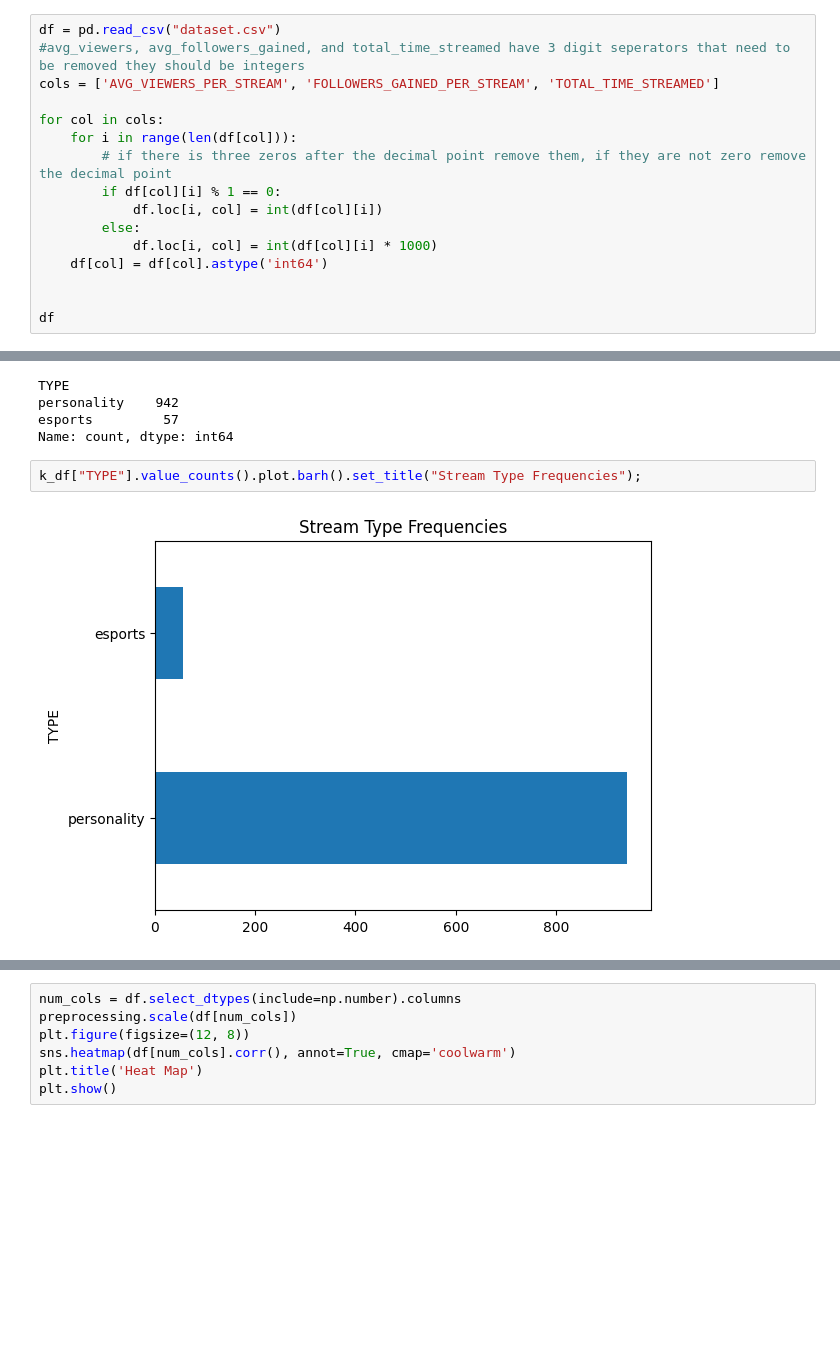
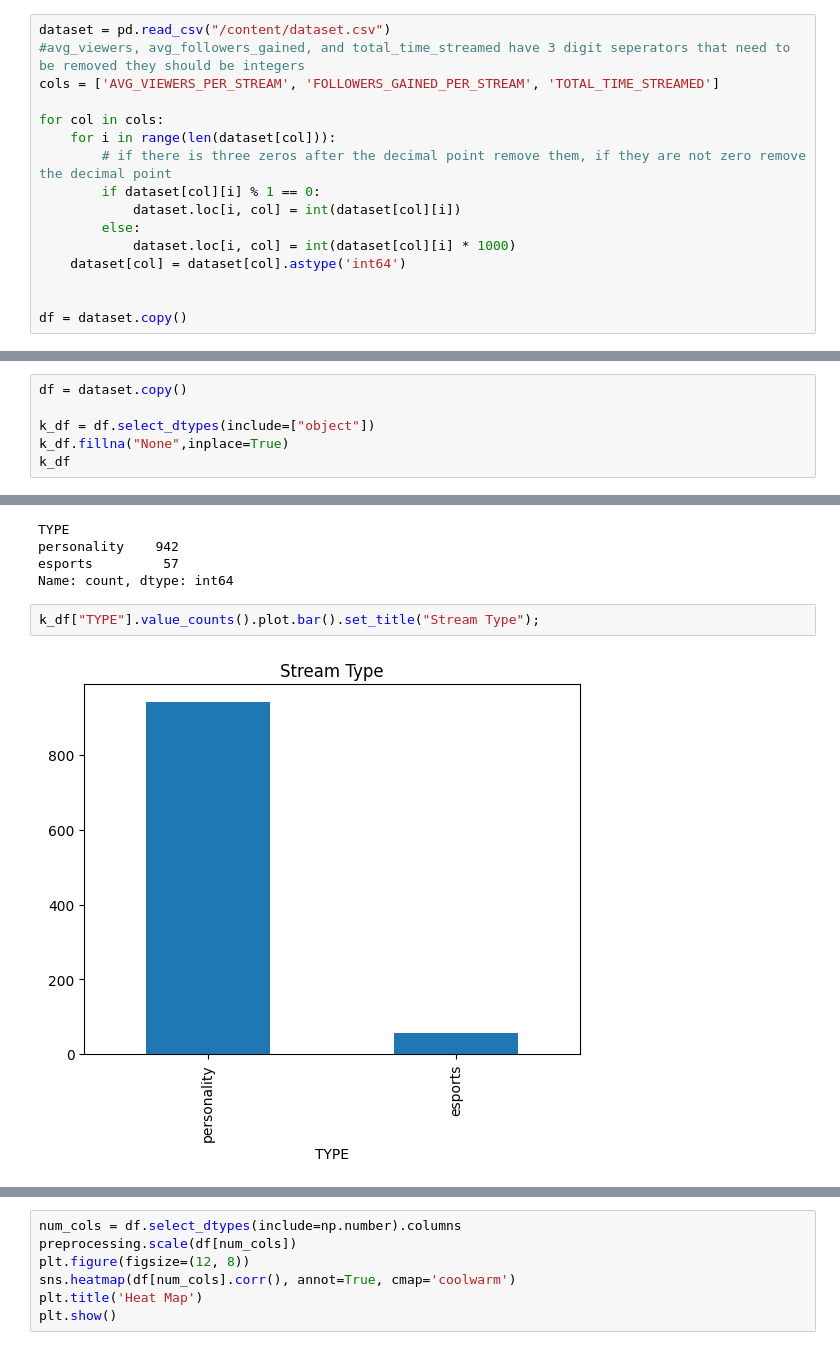
Before and after one commit to Mu5enna/Top1000TwitchStreamer_DataAnalysis, a Jupyter notebook: analysis.ipynb, the cells around one changed output, grey strips where cells are left out. Cells and saved outputs as stored; diff of their text form; blank space fills up the shorter version.

```diff
--- a/analysis.ipynb
+++ b/analysis.ipynb
@@ -11,18 +11,18 @@ from sklearn import preprocessing
 # %% [markdown]
 Import the libraries
 # %%
-df = pd.read_csv("dataset.csv")
+dataset = pd.read_csv("/content/dataset.csv")
 #avg_viewers, avg_followers_gained, and total_time_streamed have 3 digit seperators that need to be removed they should be integers
 cols = ['AVG_VIEWERS_PER_STREAM', 'FOLLOWERS_GAINED_PER_STREAM', 'TOTAL_TIME_STREAMED']
 
 for col in cols:
-    for i in range(len(df[col])):
+    for i in range(len(dataset[col])):
         # if there is three zeros after the decimal point remove them, if they are not zero remove the decimal point
-        if df[col][i] % 1 == 0:
-            df.loc[i, col] = int(df[col][i])
+        if dataset[col][i] % 1 == 0:
+            dataset.loc[i, col] = int(dataset[col][i])
         else:
-            df.loc[i, col] = int(df[col][i] * 1000)
-    df[col] = df[col].astype('int64')
+            dataset.loc[i, col] = int(dataset[col][i] * 1000)
+    dataset[col] = dataset[col].astype('int64')
 
 
-df
+df = dataset.copy()
@@ -249,0 +157,6 @@ array(["I'm Only Sleeping", 'NBA 2K20', 'Just Chatting',
+# %%
+df = dataset.copy()
+
+k_df = df.select_dtypes(include=["object"])
+k_df.fillna("None",inplace=True)
+k_df
@@ -369,6 +357,6 @@ personality    942
 esports         57
 Name: count, dtype: int64
 # %%
-k_df["TYPE"].value_counts().plot.barh().set_title("Stream Type Frequencies");
+k_df["TYPE"].value_counts().plot.bar().set_title("Stream Type");
 # %% [output]
-[figure, old version]
+[figure, new version]
```
Also changed, not shown: parts of 35 cells of this notebook.
